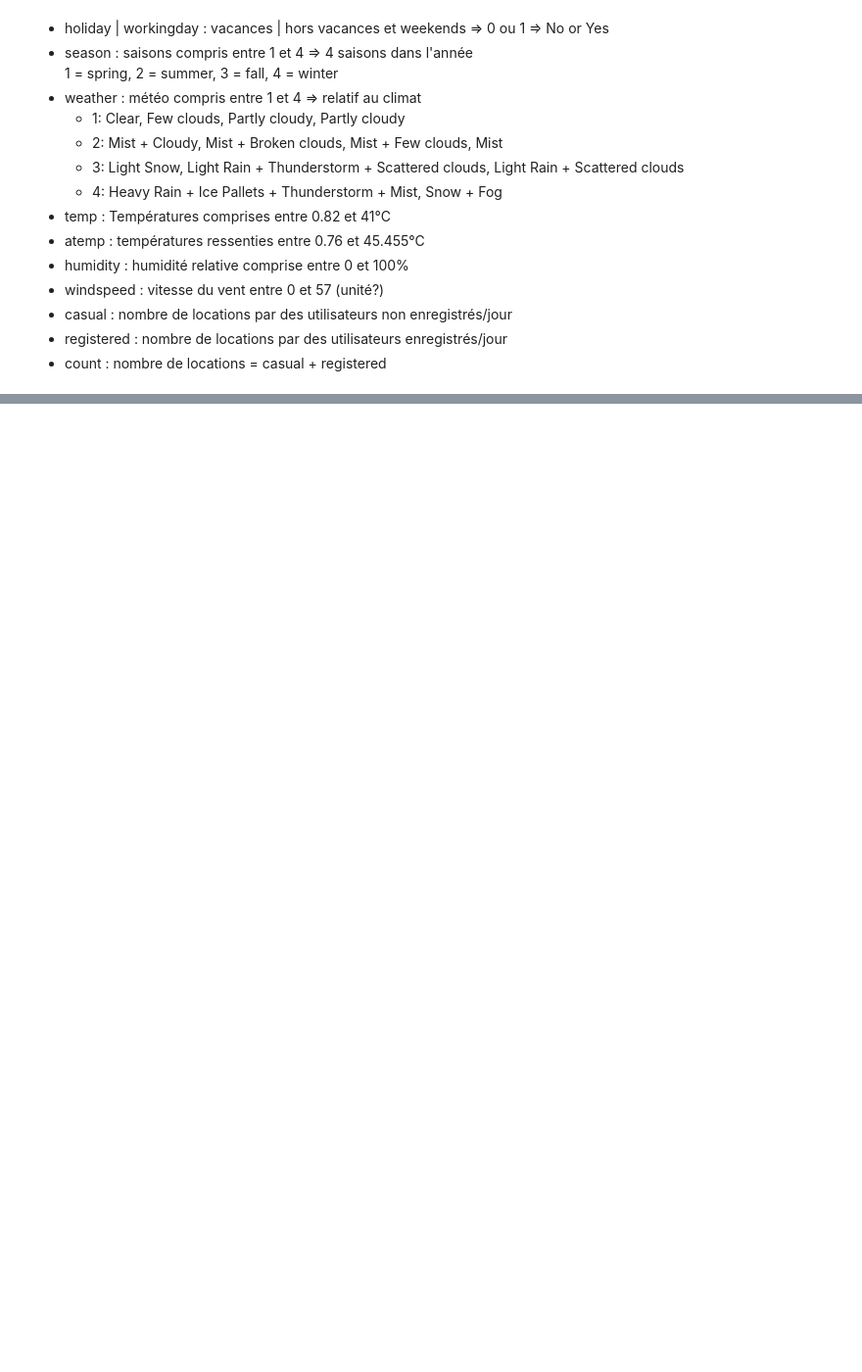
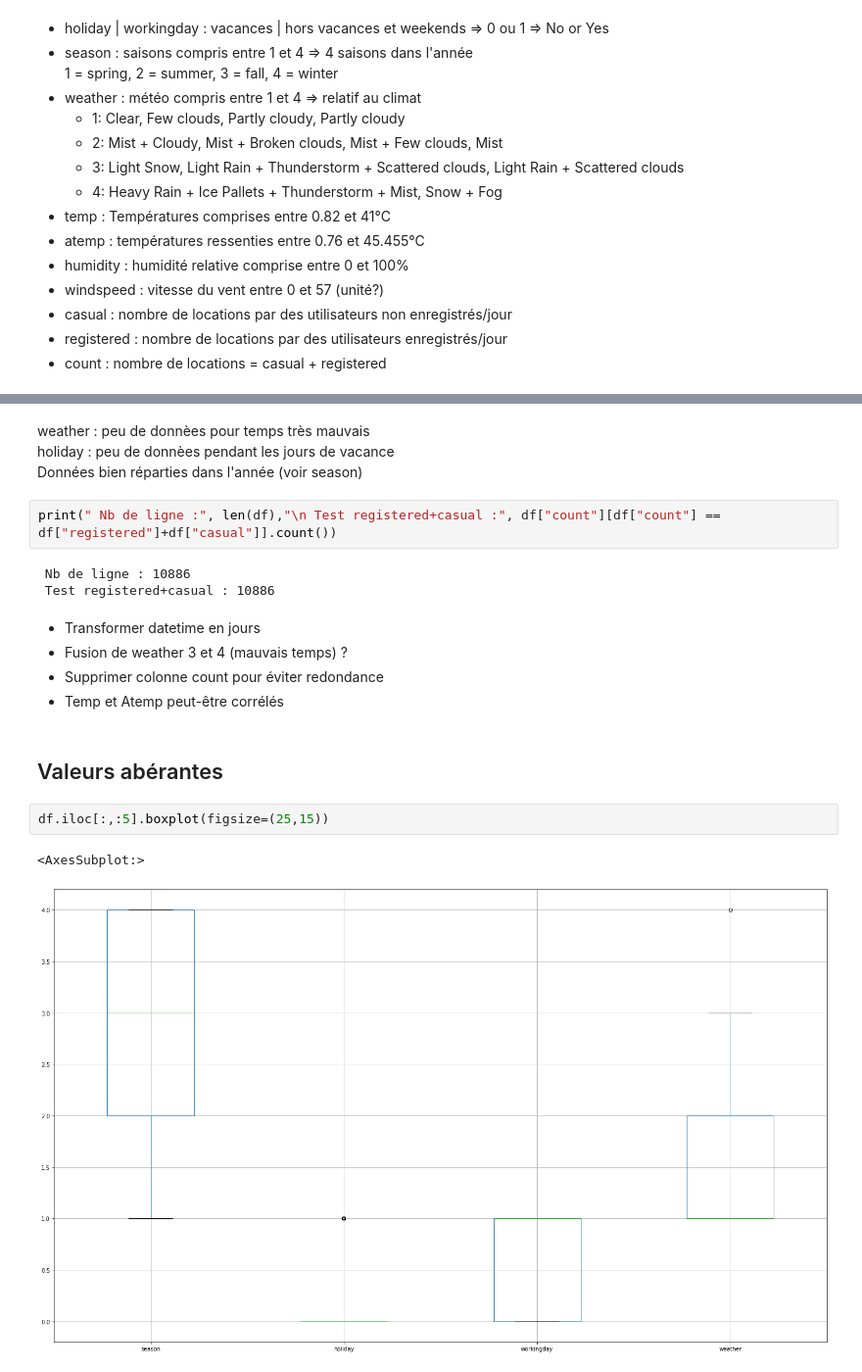
Before and after one commit to RudyBourez/Bike_Sharing, a Jupyter notebook: analyses_rudy.ipynb, the cells around one changed output, grey strips where cells are left out. Shown at 98% size. Cells and saved outputs as stored; diff of their text form; blank space fills up the shorter version.

```diff
--- a/analyses_rudy.ipynb
+++ b/analyses_rudy.ipynb
@@ -72,0 +104,21 @@ df.describe()
+# %% [markdown]
+weather : peu de donnèes pour temps très mauvais
+holiday : peu de donnèes pendant les jours de vacance
+Données bien réparties dans l'année (voir season)
+# %%
+print(" Nb de ligne :", len(df),"\n Test registered+casual :", df["count"][df["count"] == df["registered"]+df["casual"]].count())
+# %% [output]
+ Nb de ligne : 10886
+ Test registered+casual : 10886
+# %% [markdown]
+* Transformer datetime en jours
+* Fusion de weather 3 et 4 (mauvais temps) ?
+* Supprimer colonne count pour éviter redondance
+* Temp et Atemp peut-être corrélés
+# %% [markdown]
+## Valeurs abérantes
+# %%
+df.iloc[:,:5].boxplot(figsize=(25,15))
+# %% [output]
+<AxesSubplot:>
+[figure, added]
```
Also changed, not shown: parts of 10 cells of this notebook.
